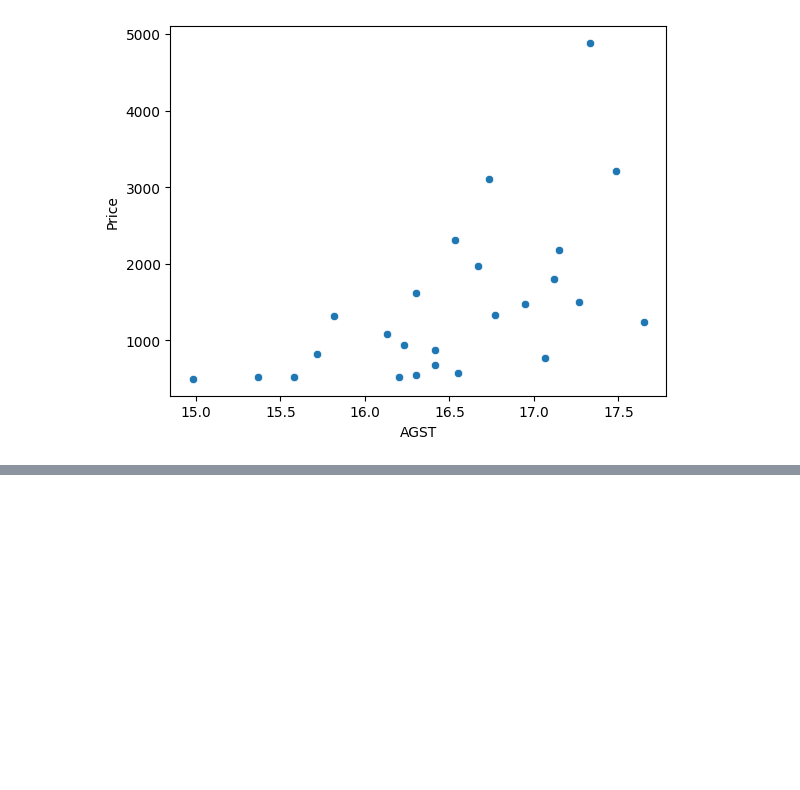
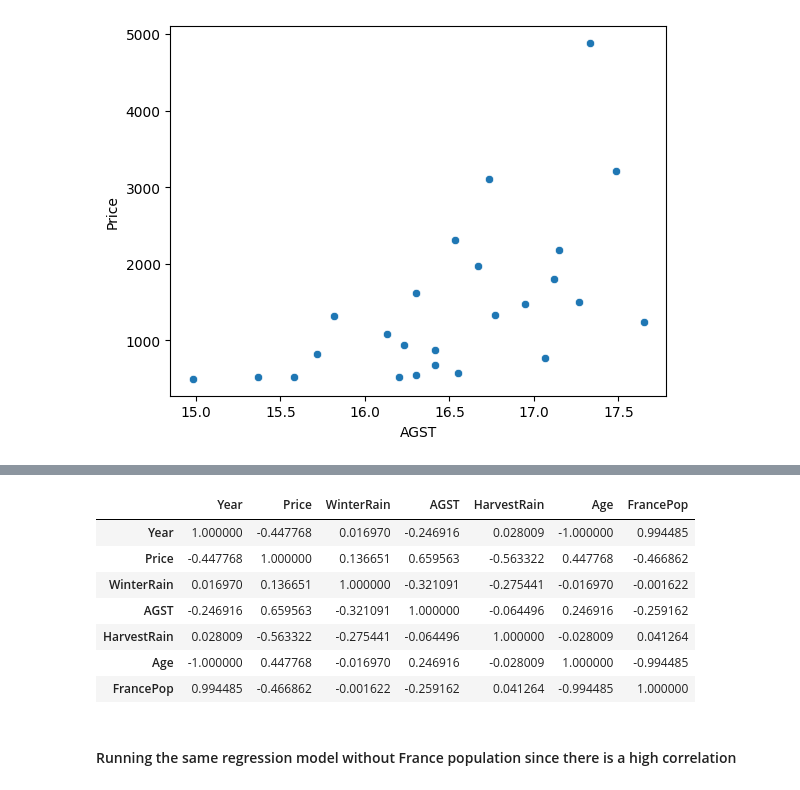
Before and after one commit to sarthakjain24/UWMSIS510, a Jupyter notebook: In Class/Lecture 1: The Statistical Sommelier/linear_regression.ipynb, the cells around one changed output, grey strips where cells are left out. Cells and saved outputs as stored; diff of their text form; code cells hidden in the pictures; blank space fills up the shorter version.

Commit message:
Correlations added

```diff
--- a/In Class/Lecture 1: The Statistical Sommelier/linear_regression.ipynb
+++ b/In Class/Lecture 1: The Statistical Sommelier/linear_regression.ipynb
@@ -81,0 +226,13 @@ Notes:
+# %%
+df_train.corr()
+# %% [output]
+|  | Year | Price | WinterRain | AGST | HarvestRain | Age | FrancePop |
+| Year | 1.000000 | -0.447768 | 0.016970 | -0.246916 | 0.028009 | -1.000000 | 0.994485 |
+| Price | -0.447768 | 1.000000 | 0.136651 | 0.659563 | -0.563322 | 0.447768 | -0.466862 |
+| WinterRain | 0.016970 | 0.136651 | 1.000000 | -0.321091 | -0.275441 | -0.016970 | -0.001622 |
+| AGST | -0.246916 | 0.659563 | -0.321091 | 1.000000 | -0.064496 | 0.246916 | -0.259162 |
+| HarvestRain | 0.028009 | -0.563322 | -0.275441 | -0.064496 | 1.000000 | -0.028009 | 0.041264 |
+| Age | -1.000000 | 0.447768 | -0.016970 | 0.246916 | -0.028009 | 1.000000 | -0.994485 |
+| FrancePop | 0.994485 | -0.466862 | -0.001622 | -0.259162 | 0.041264 | -0.994485 | 1.000000 |
+# %% [markdown]
+#### Running the same regression model without France population since there is a high correlation
```
Also changed, not shown: parts of 14 cells of this notebook.
